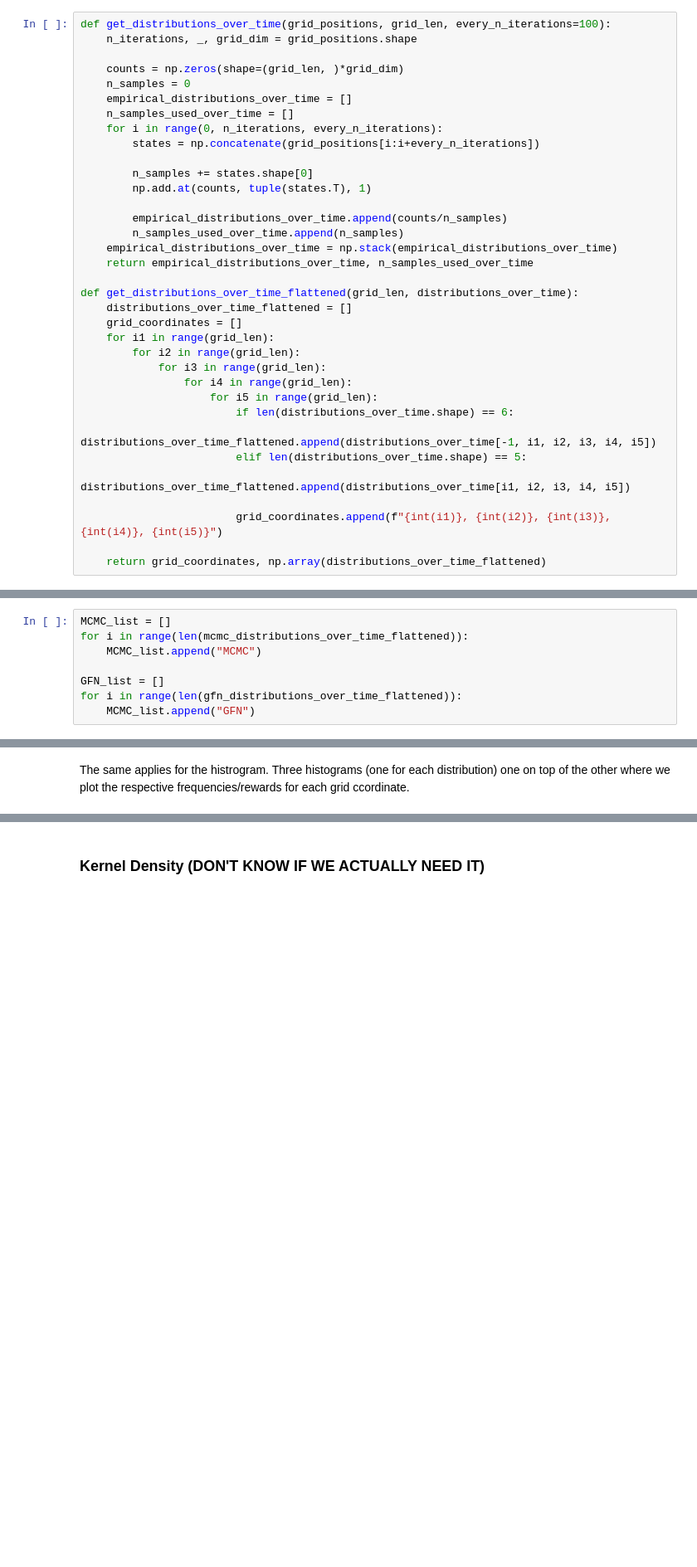
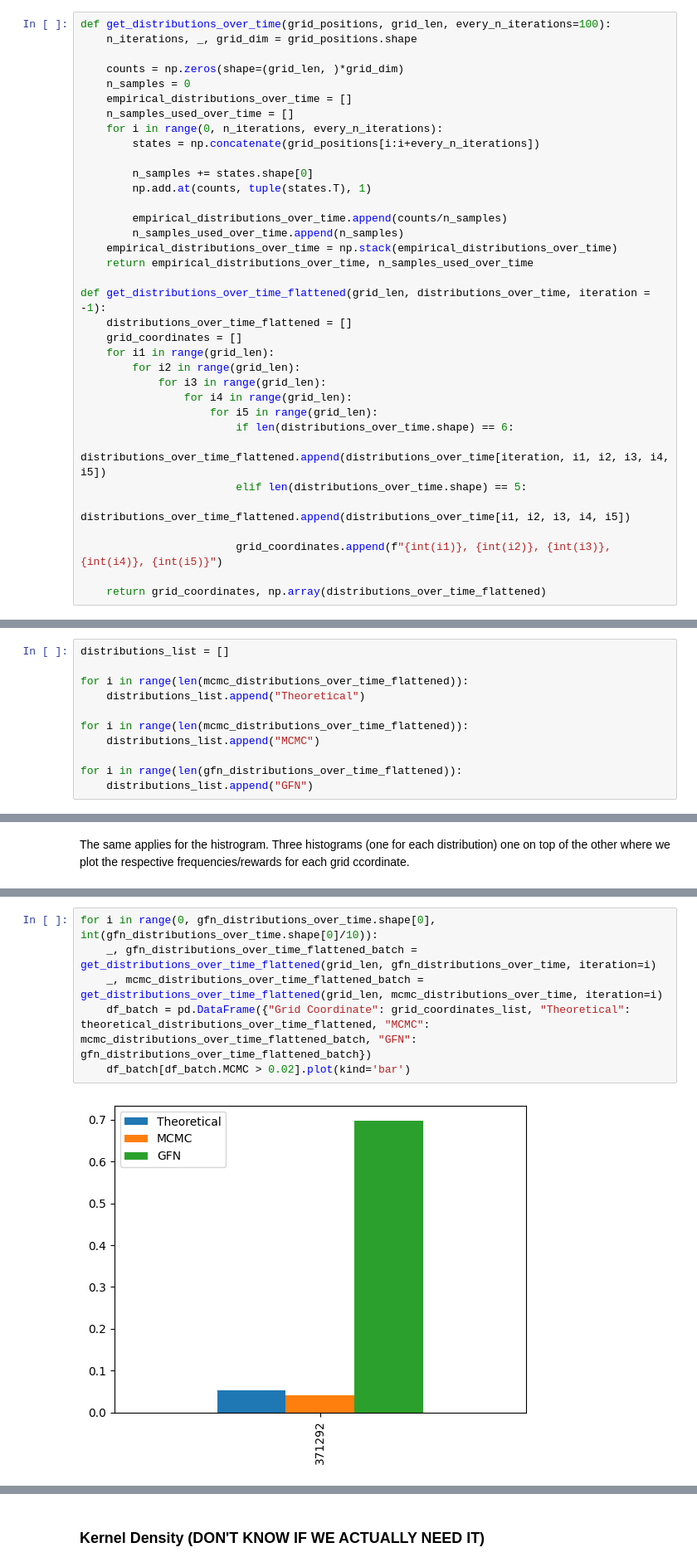
Before and after one commit to JosephRRB/torchgfn_spinfoams, a Jupyter notebook: notebooks/Statistical_Analysis.ipynb, the cells around one changed output, grey strips where cells are left out. Shown: that part at 83% size. Cells and saved outputs as stored; diff of their text form; blank space fills up the shorter version.

Commit message:
Added plots for different parts of the GFlowNet training.

```diff
--- a/notebooks/Statistical_Analysis.ipynb
+++ b/notebooks/Statistical_Analysis.ipynb
@@ -55,7 +55,7 @@ def get_distributions_over_time(grid_positions, grid_len, every_n_iterations=100
     empirical_distributions_over_time = np.stack(empirical_distributions_over_time)
     return empirical_distributions_over_time, n_samples_used_over_time
 
-def get_distributions_over_time_flattened(grid_len, distributions_over_time):
+def get_distributions_over_time_flattened(grid_len, distributions_over_time, iteration = -1):
     distributions_over_time_flattened = []
     grid_coordinates = []
     for i1 in range(grid_len):
@@ -64,7 +64,7 @@ def get_distributions_over_time_flattened(grid_len, distributions_over_time):
                 for i4 in range(grid_len):
                     for i5 in range(grid_len):
                         if len(distributions_over_time.shape) == 6:
-                            distributions_over_time_flattened.append(distributions_over_time[-1, i1, i2, i3, i4, i5])
+                            distributions_over_time_flattened.append(distributions_over_time[iteration, i1, i2, i3, i4, i5])
                         elif len(distributions_over_time.shape) == 5:
                             distributions_over_time_flattened.append(distributions_over_time[i1, i2, i3, i4, i5])
 
@@ -94,10 +94,13 @@ _, theoretical_distributions_over_time_flattened = get_distributions_over_time_f
 # %%
 df = pd.DataFrame({"Grid Coordinate": grid_coordinates_list, "Theoretical": theoretical_distributions_over_time_flattened, "MCMC": mcmc_distributions_over_time_flattened, "GFN": gfn_distributions_over_time_flattened})
 # %%
-MCMC_list = []
+distributions_list = []
+
 for i in range(len(mcmc_distributions_over_time_flattened)):
-    MCMC_list.append("MCMC")
+    distributions_list.append("Theoretical")
 
-GFN_list = []
+for i in range(len(mcmc_distributions_over_time_flattened)):
+    distributions_list.append("MCMC")
+
 for i in range(len(gfn_distributions_over_time_flattened)):
-    MCMC_list.append("GFN")
+    distributions_list.append("GFN")
@@ -130,0 +139,8 @@ df[df.MCMC > 0.002].plot(kind='bar')
+# %%
+for i in range(0, gfn_distributions_over_time.shape[0], int(gfn_distributions_over_time.shape[0]/10)):
+    _, gfn_distributions_over_time_flattened_batch = get_distributions_over_time_flattened(grid_len, gfn_distributions_over_time, iteration=i)
+    _, mcmc_distributions_over_time_flattened_batch = get_distributions_over_time_flattened(grid_len, mcmc_distributions_over_time, iteration=i)
+    df_batch = pd.DataFrame({"Grid Coordinate": grid_coordinates_list, "Theoretical": theoretical_distributions_over_time_flattened, "MCMC": mcmc_distributions_over_time_flattened_batch, "GFN": gfn_distributions_over_time_flattened_batch})
+    df_batch[df_batch.MCMC > 0.02].plot(kind='bar')
+# %% [output]
+[figure, added]
```
Also changed, not shown: parts of 5 cells of this notebook.
